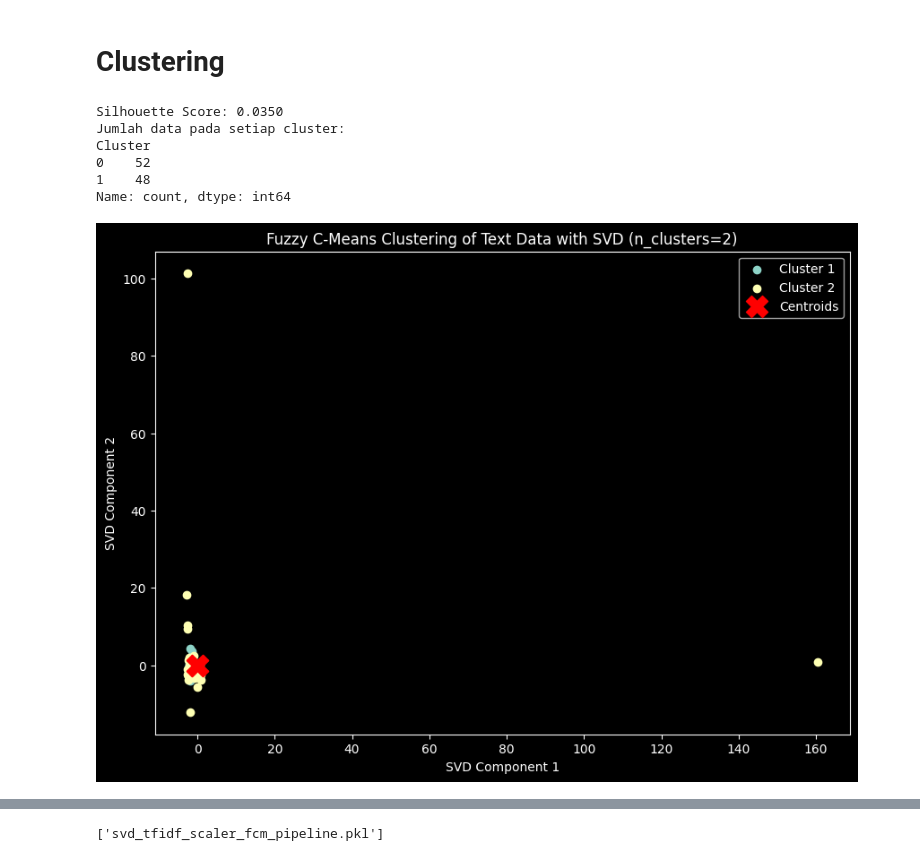
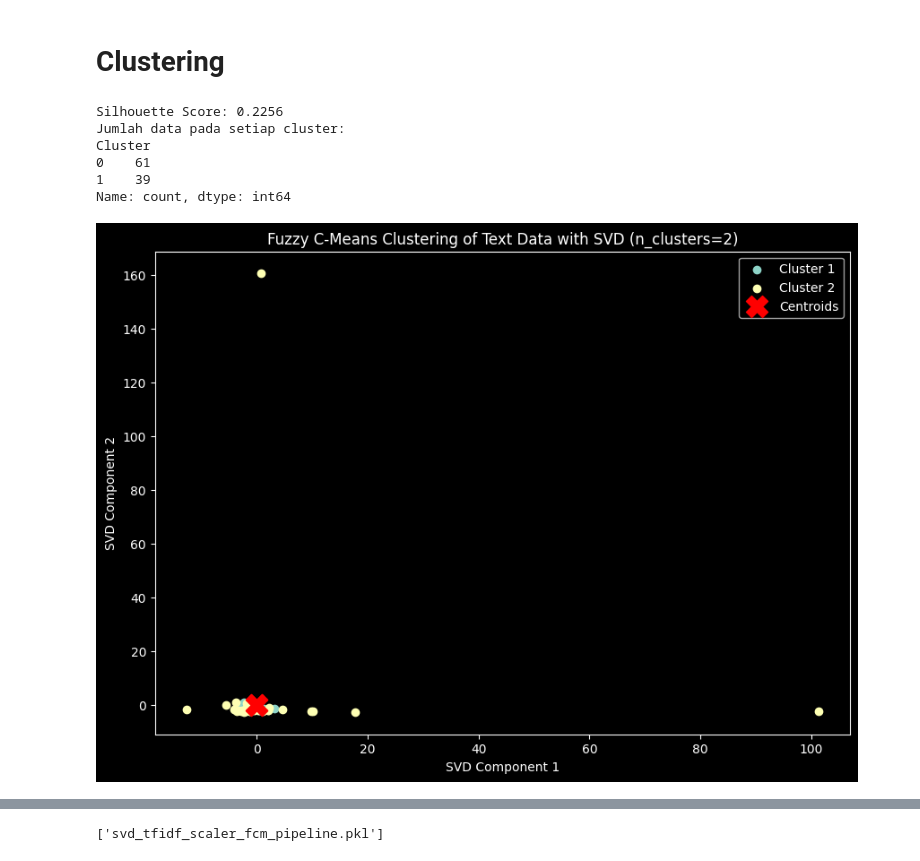
Before and after one commit to Iqbalsuryaa/PPWA, a Jupyter notebook: _sources/Tugas-PPWA/Tugas13.ipynb, the cells around one changed output, grey strips where cells are left out. Cells and saved outputs as stored; diff of their text form; code cells hidden in the pictures.

```diff
--- a/_sources/Tugas-PPWA/Tugas13.ipynb
+++ b/_sources/Tugas-PPWA/Tugas13.ipynb
@@ -30,6 +32,6 @@ Drive already mounted at /content/drive; to attempt to forcibly remount, call dr
 # %%
 import pandas as pd
 
-df = pd.read_csv("/content/drive/My Drive/PPWA/report/Tugas-PPWA/Hasil_Prepros.csv")
+df = pd.read_csv("/content/drive/My Drive/PPWA/report/Tugas-PPWA/kategori_encoded_data_updated.csv")
 df.head()
 # %% [output]
@@ -41,0 +44,15 @@ df.head()
+# %%
+# Map categories to encoded values
+category_mapping = {
+    'Otomotif': 0,
+    'Keuangan': 1
+}
+
+df['kategori_encoded'] = df['kategori'].map(category_mapping)
+
+# Save the updated dataset
+output_file_path = 'kategori_encoded_data_updated.csv'
+df.to_csv(output_file_path, index=False)
+
+print(f"File berhasil diperbarui dan dapat diunduh di tautan berikut:")
+output_file_path
@@ -217,7 +238,7 @@ import matplotlib.pyplot as plt
 import numpy as np
 import pandas as pd  # Untuk manipulasi DataFrame
 
-df = pd.read_csv("/content/drive/My Drive/PPWA/report/Tugas-PPWA/Hasil_Prepros.csv")
+df = pd.read_csv("/content/drive/My Drive/PPWA/report/Tugas-PPWA/kategori_encoded_data_updated.csv")
 data = df['stopword_removal']
 random_seed = 42  # Tetapkan seed untuk konsistensi
 
@@ -231,14 +252,16 @@ scaler = StandardScaler()
 data_normalisasi = scaler.fit_transform(tfidf)
 
 # Step 4 : Reduksi dimensi menggunakan SVD
-svd = TruncatedSVD(n_components= 89 , random_state=random_seed)
+svd = TruncatedSVD(n_components=36 , random_state=random_seed)
+#merubah n_components=
 data_cluster = svd.fit_transform(data_normalisasi)
 
-
+#fcm = FCM(n_clusters=2, m=2.0, max_iter=1000, error=0.001, random_state=42) parameter
 
 # Fuzzy C-Means Clustering
 n_clusters = 2
-fcm = FCM(n_clusters=n_clusters, m=2.0, max_iter=1000, epsilon=0.001, random_state=random_seed)
+#fcm = FCM(n_clusters=n_clusters, m=2.0, max_iter=1000, epsilon=0.001, random_state=42)
+fcm = FCM(n_clusters=n_clusters, m=2.0, max_iter=1000, epsilon=0.001, random_state=42)
 fcm.fit(data_cluster)
 
 # Mendapatkan hasil clustering
@@ -247,40 +270,40 @@ cluster_labels = np.argmax(membership, axis=1)  # Menentukan cluster untuk setia
 # Tambahkan hasil klasterisasi ke dalam DataFrame
 df['Cluster'] = cluster_labels
 # Tampilkan jumlah data pada setiap cluster
 cluster_counts = df['Cluster'].value_counts()
 # Tambahkan setelah cluster_labels dihasilkan
 silhouette_avg = silhouette_score(data_cluster, cluster_labels)
 print(f"Silhouette Score: {silhouette_avg:.4f}")
 
 # Cetak hasil jumlah data per cluster
 print("Jumlah data pada setiap cluster:")
 print(cluster_counts)
 
 
 # Visualisasi hasil clustering
 plt.figure(figsize=(10, 7))
 
 # Plot titik data dalam ruang 2D yang sudah direduksi, dengan warna berdasarkan cluster
 for i in range(n_clusters):
-    plt.scatter(data_cluster[cluster_labels == i, 0],
-                data_cluster[cluster_labels == i, 1], label=f'Cluster {i+1}')
+    plt.scatter(data_cluster[cluster_labels == i, 1],
+                data_cluster[cluster_labels == i, 0], label=f'Cluster {i+1}')
 
 # Plot centroid
 cluster_centers = fcm.centers
-plt.scatter(cluster_centers[:, 0], cluster_centers[:, 1], s=300, c='red', marker='X', label='Centroids')
+plt.scatter(cluster_centers[:, 1], cluster_centers[:, 0], s=300, c='red', marker='X', label='Centroids')
 plt.title(f'Fuzzy C-Means Clustering of Text Data with SVD (n_clusters={n_clusters})')
 plt.xlabel('SVD Component 1')
 plt.ylabel('SVD Component 2')
 plt.legend()
 plt.show()
 # %% [output]
-Silhouette Score: 0.0350
+Silhouette Score: 0.2256
 Jumlah data pada setiap cluster:
 Cluster
-0    52
-1    48
+0    61
+1    39
 Name: count, dtype: int64
-[figure, old version]
+[figure, new version]
 # %%
 # Menambahkan hasil klasterisasi ke dalam DataFrame
 df['Cluster'] = cluster_labels
```
Also changed, not shown: parts of 13 cells of this notebook, 33 other files.
